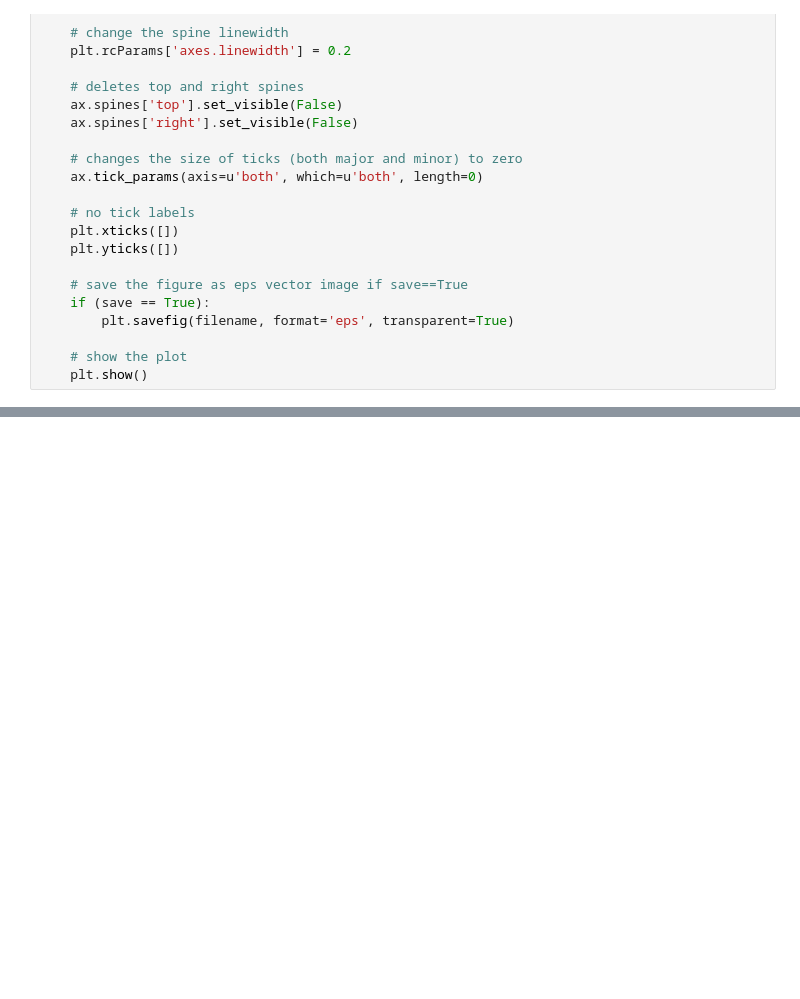
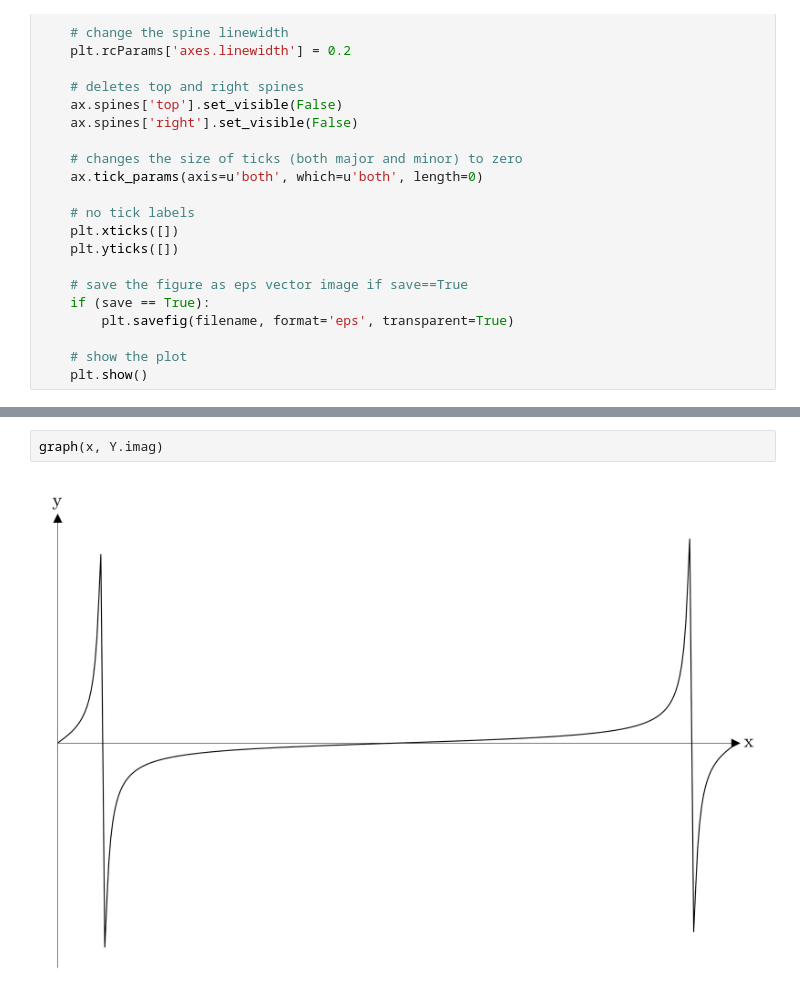
Before and after one commit to sejin8642/ftnmr, a Jupyter notebook: latex/ft/ft.ipynb, the cells around one changed output, grey strips where cells are left out. Cells and saved outputs as stored; diff of their text form; blank space fills up the shorter version.

```diff
--- a/latex/ft/ft.ipynb
+++ b/latex/ft/ft.ipynb
@@ -143,0 +99,4 @@ def graph(x, y, xlabel='x', ylabel='y', save=False, filename='figure.esp'):
+# %%
+graph(x, Y.imag)
+# %% [output]
+[figure, added]
```
Also changed, not shown: parts of 10 cells of this notebook, 3 other files.
